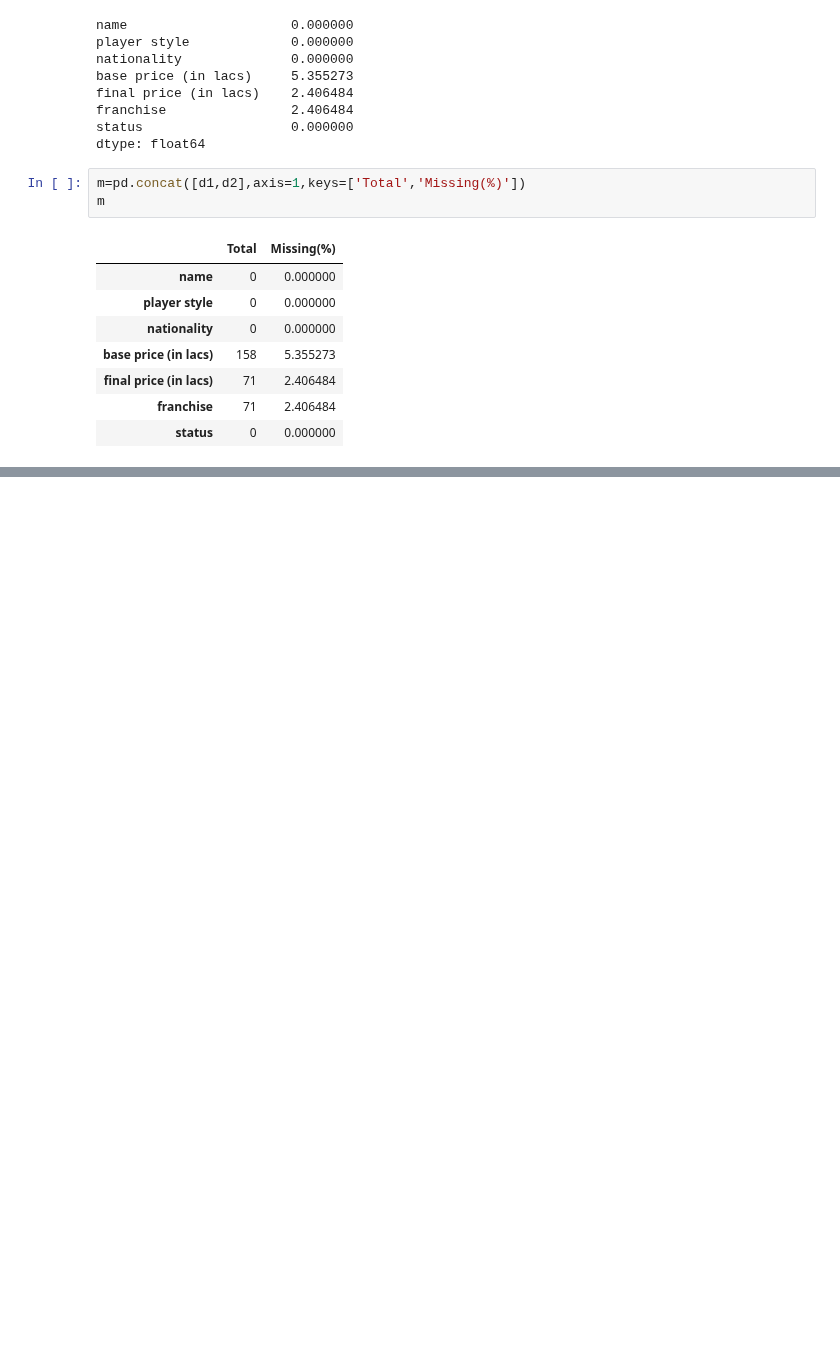
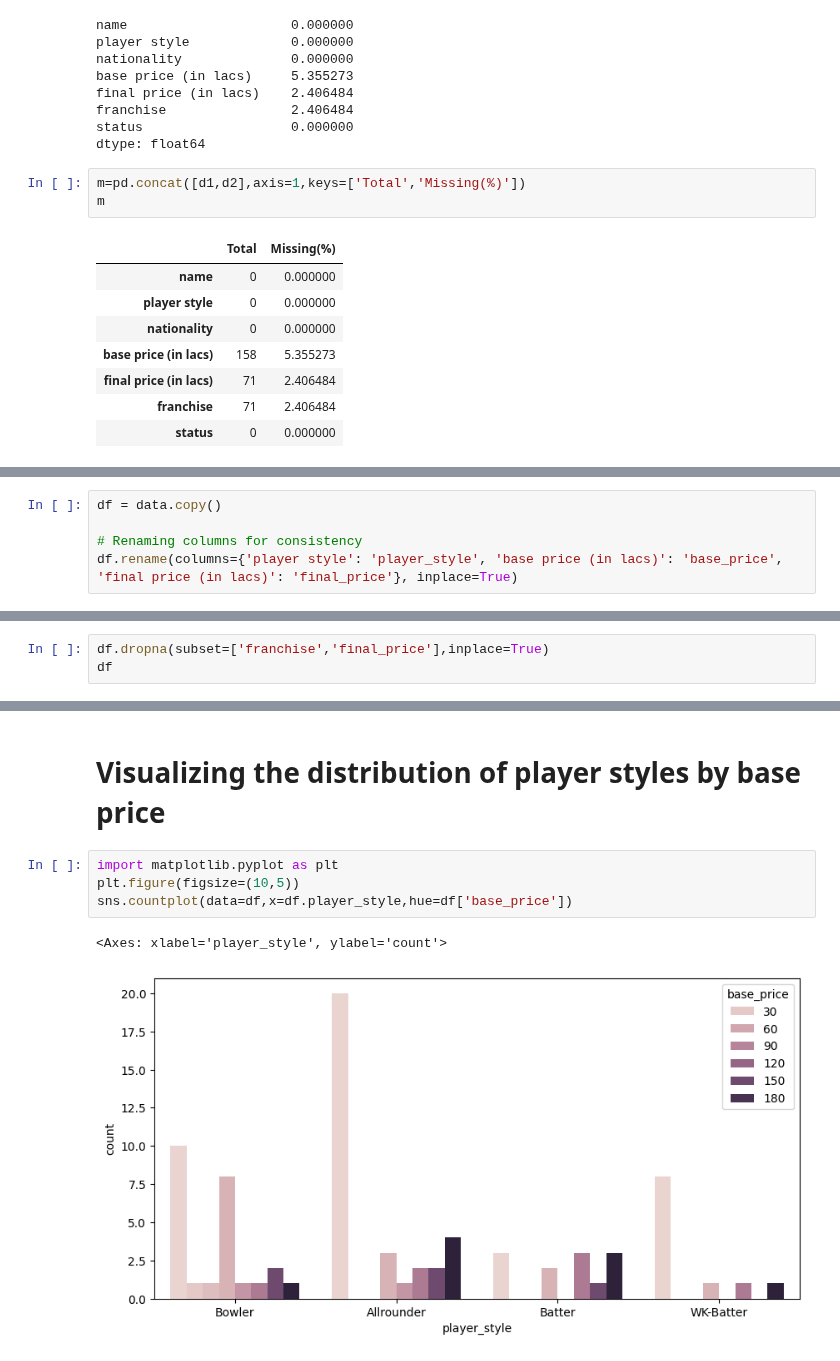
Before and after one commit to SanjilaGangaju/ExploratoryDataAnalysis_usingPython, a Jupyter notebook: IPL_Auction.ipynb, the cells around one changed output, grey strips where cells are left out. Cells and saved outputs as stored; diff of their text form; blank space fills up the shorter version.

Commit message:
data cleaning

```diff
--- a/IPL_Auction.ipynb
+++ b/IPL_Auction.ipynb
@@ -106,0 +140,5 @@ m
+# %%
+df = data.copy()
+
+# Renaming columns for consistency
+df.rename(columns={'player style': 'player_style', 'base price (in lacs)': 'base_price', 'final price (in lacs)': 'final_price'}, inplace=True)
@@ -106,0 +167,3 @@ m
+# %%
+df.dropna(subset=['franchise','final_price'],inplace=True)
+df
@@ -106,0 +195,9 @@ m
+# %% [markdown]
+# Visualizing the distribution of player styles by base price
+# %%
+import matplotlib.pyplot as plt
+plt.figure(figsize=(10,5))
+sns.countplot(data=df,x=df.player_style,hue=df['base_price'])
+# %% [output]
+<Axes: xlabel='player_style', ylabel='count'>
+[figure, added]
```
Also changed, not shown: parts of 11 cells of this notebook.
